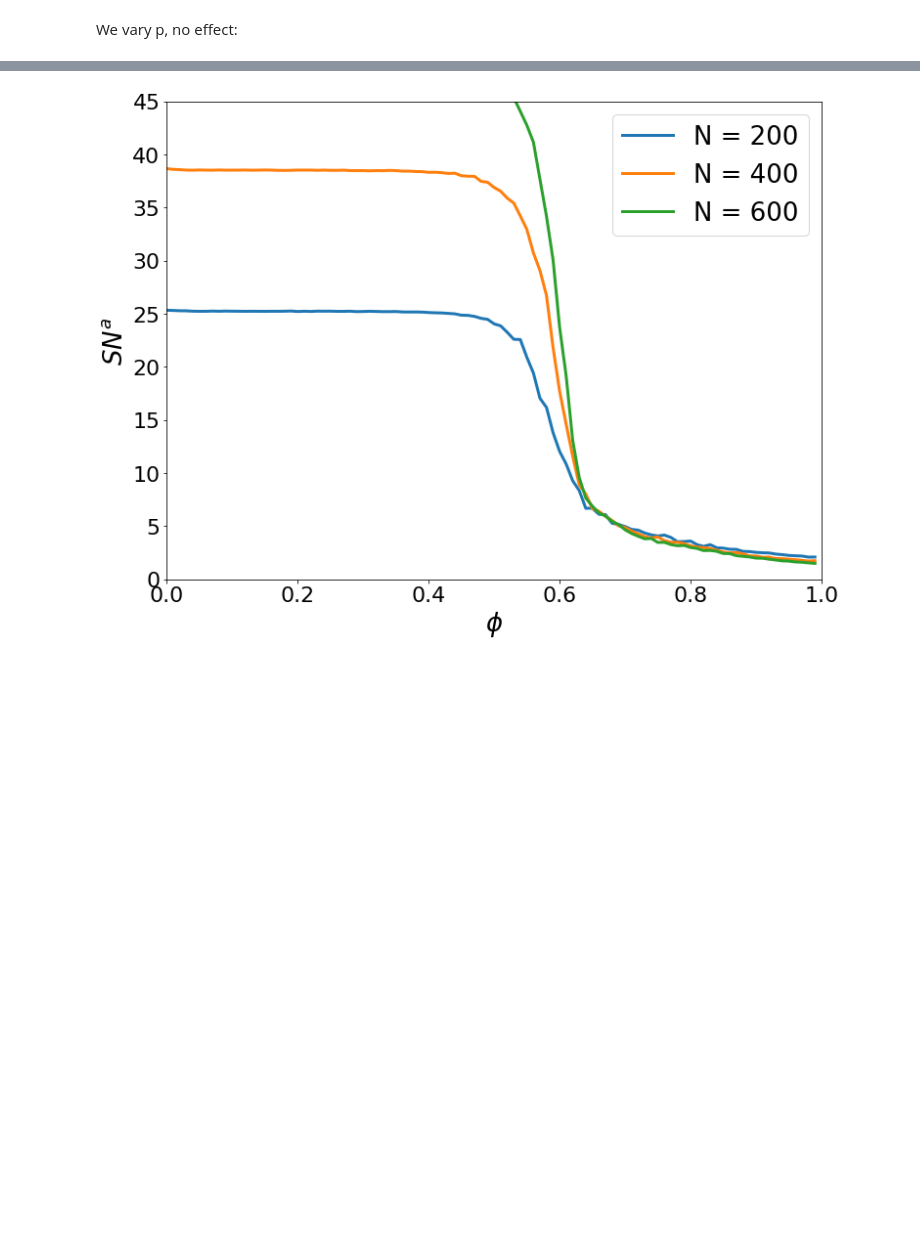
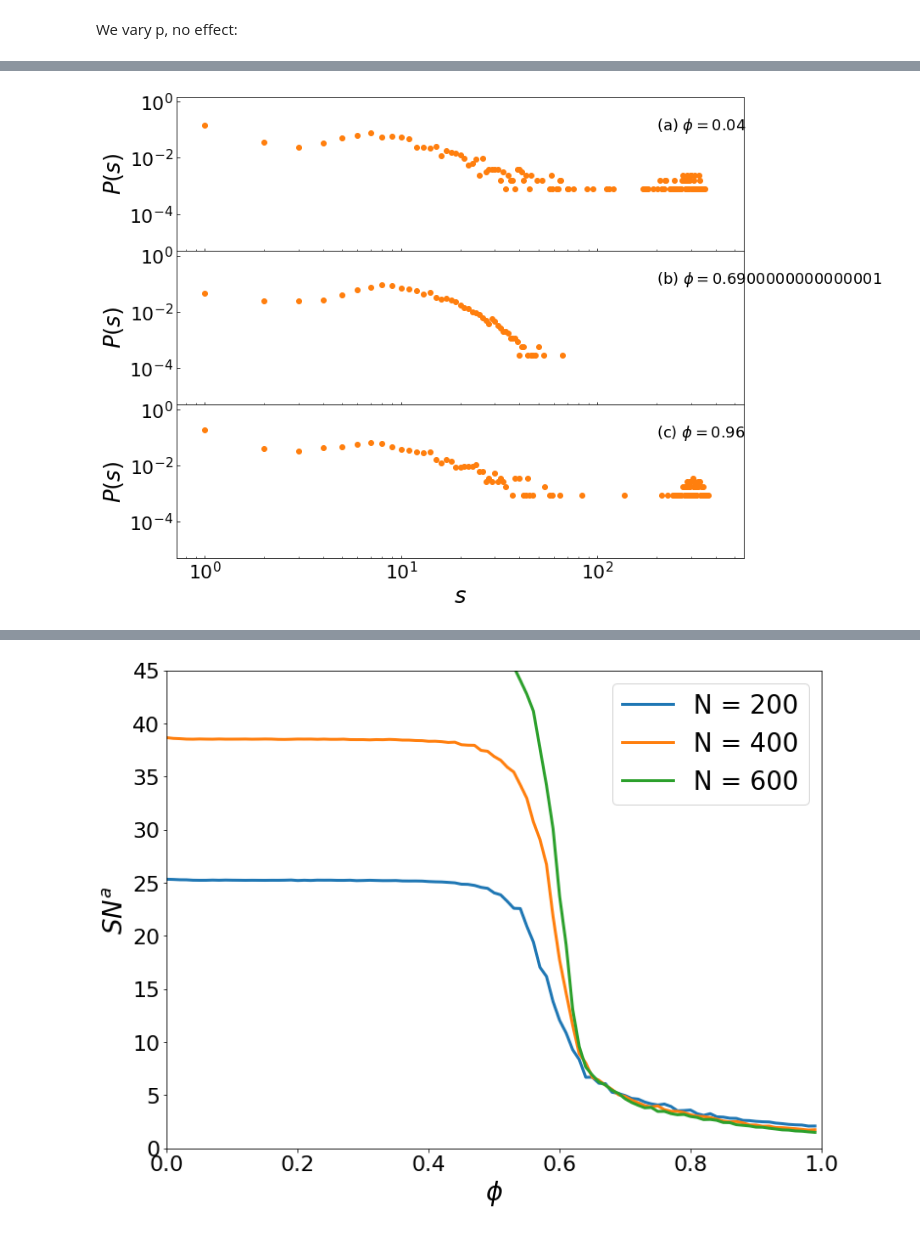
Before and after one commit to rbuchs/opinion-formation, a Jupyter notebook: code/Scale-free network.ipynb, the cells around one changed output, grey strips where cells are left out. Saved outputs shown, nothing was run; the diff lists cells and outputs as text; code cells hidden in the pictures; blank space fills up the shorter version.

```diff
--- a/code/Scale-free network.ipynb
+++ b/code/Scale-free network.ipynb
@@ -57,0 +64,5 @@ for i, (biggest_coms, ps) in enumerate(zip(S, p)):
+# %%
+list_files = glob.glob('{0}/ComponentsSize_{1}_n{2}_m{3}_gamma10_niter{4}_p_{5}_phi*.npy'.format(output_path, tag,
+                                                                                                     400, 3, n_iter,
+                                                                                                    0.4))
+dfs = [np.load(path) for path in list_files]
@@ -58,3 +96,30 @@ for i, (biggest_coms, ps) in enumerate(zip(S, p)):
+# %%
+fig, ax = plt.subplots(figsize=(12, 10), nrows=3, sharex=True)
+rescale=False
+set_phi = [4, 69, 96]
+letter = 'abc'
+for idx, (i,l) in enumerate(zip(set_phi, letter)):
+    df_proba = dfs[i].sum(axis=0)/dfs[i].sum()
+    if rescale==True:
+        biggest_community = size[df_proba!=0].max()
+    else:
+        biggest_community = len(size)
+
+    x = size[1:biggest_community]
+    y = df_proba[1:biggest_community]
+
+
+    ax[idx].scatter(size[1:biggest_community], y, color='C1')
+    ax[idx].set_xscale('log')
+    ax[idx].set_yscale('log')
+    ax[idx].set_ylim((5e-6,1.5))
+    ax[idx].set_ylabel('$P(s)$', fontsize=26)
+    ax[idx].tick_params(labelsize=22, direction='in', which='both')
+    ax[idx].text(200, 1e-1, '({0}) $\phi = {1}$'.format(l, phis[i]), fontsize=18)
+ax[2].set_xlabel('$s$', fontsize=26)
+plt.subplots_adjust(hspace=0)
+# %% [output]
+[figure, added]
 # %%
 S = []
 all_n = [200, 400, 600]
```
Also changed, not shown: parts of 11 cells of this notebook, 24 other files.
